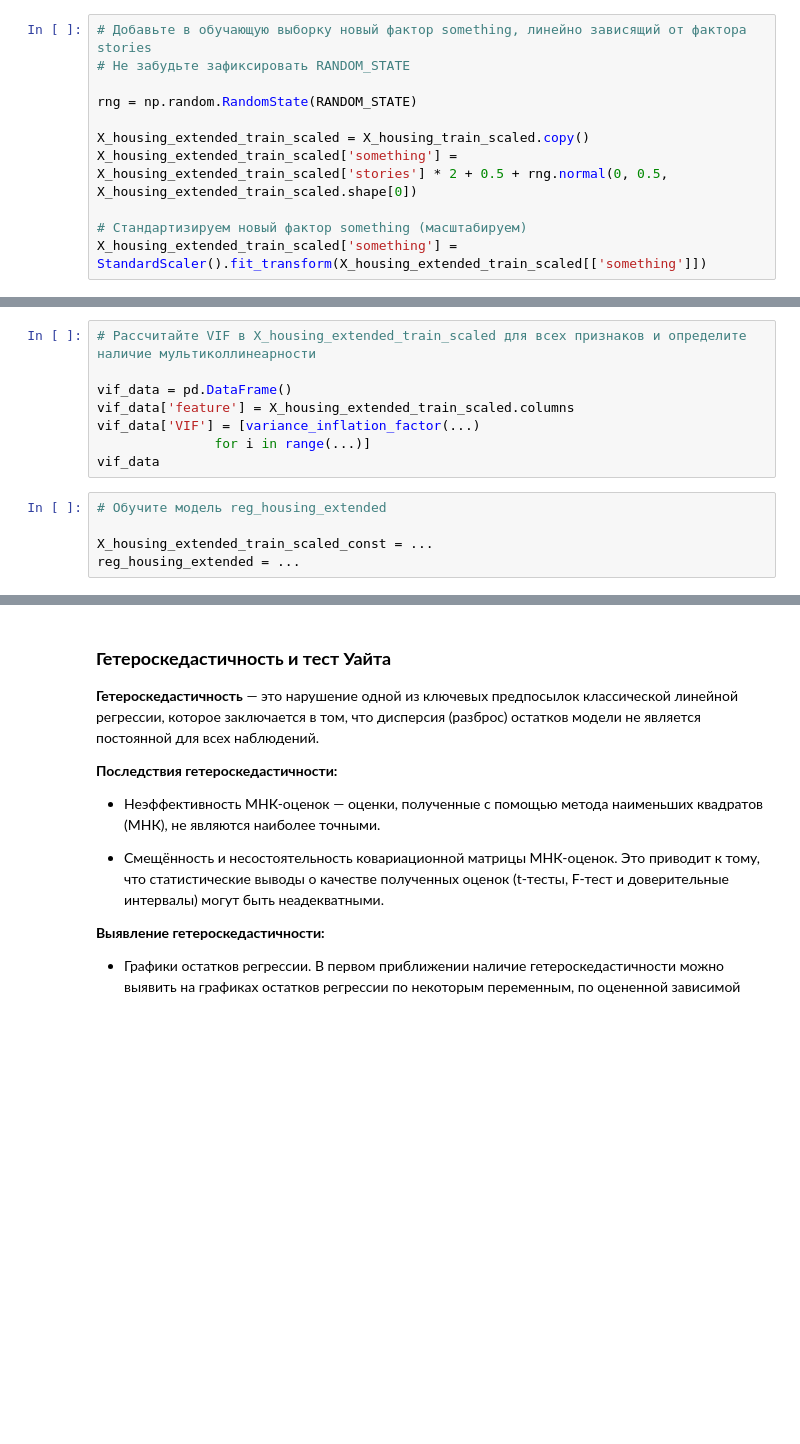
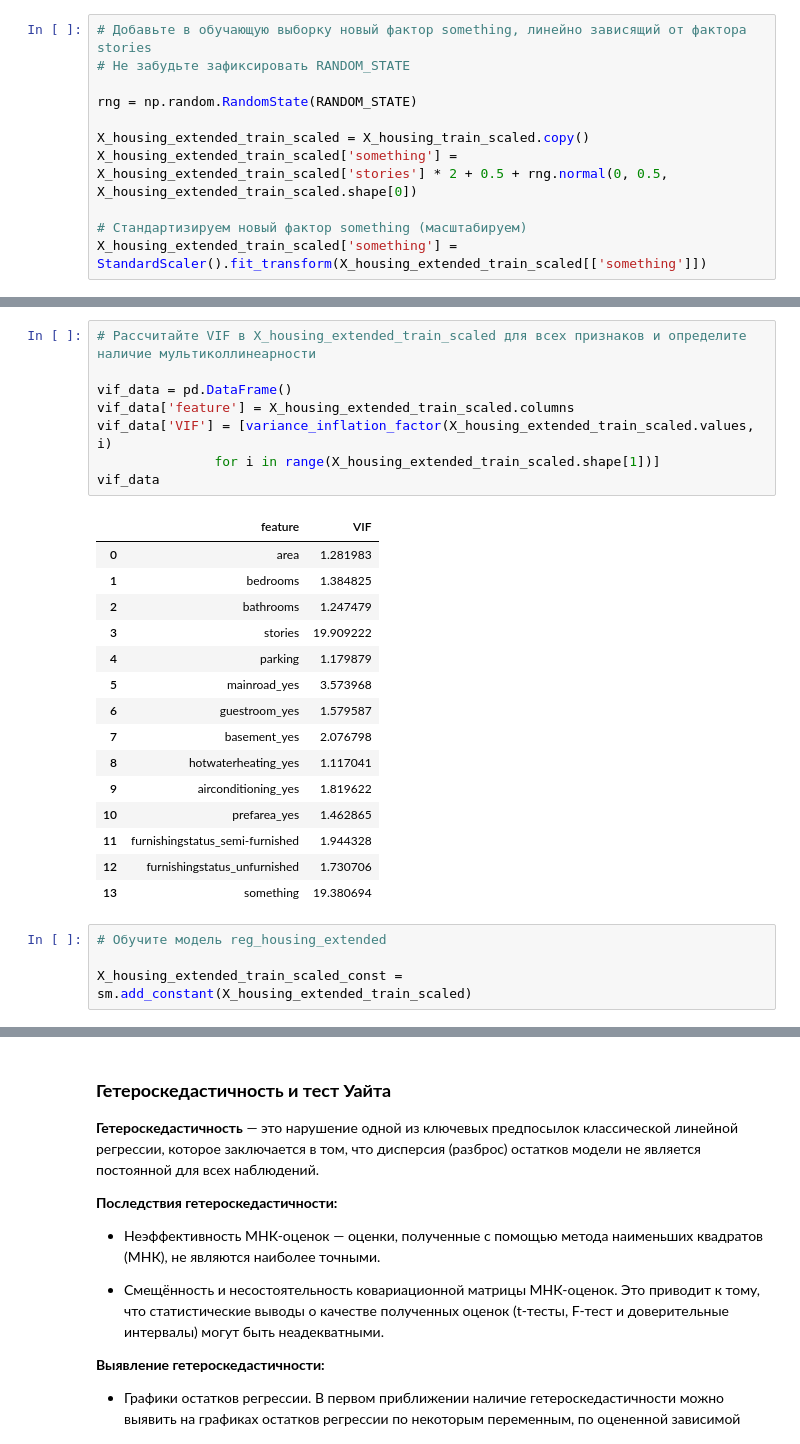
Before and after one commit to ml2me/study, a Jupyter notebook: classic_ML/1/01.Задание.ipynb, the cells around one changed output, grey strips where cells are left out. Drawn from its saved outputs; the diff is of its cells as text; blank space fills up the shorter version.

```diff
--- a/classic_ML/1/01.Задание.ipynb
+++ b/classic_ML/1/01.Задание.ipynb
@@ -1336,13 +1338,28 @@ plt.show()
 # %%
 # Рассчитайте VIF в X_housing_extended_train_scaled для всех признаков и определите наличие мультиколлинеарности
 
 vif_data = pd.DataFrame()
 vif_data['feature'] = X_housing_extended_train_scaled.columns
-vif_data['VIF'] = [variance_inflation_factor(...)
-               for i in range(...)]
+vif_data['VIF'] = [variance_inflation_factor(X_housing_extended_train_scaled.values, i)
+               for i in range(X_housing_extended_train_scaled.shape[1])]
 vif_data
+# %% [output]
+|  | feature | VIF |
+| 0 | area | 1.281983 |
+| 1 | bedrooms | 1.384825 |
+| 2 | bathrooms | 1.247479 |
+| 3 | stories | 19.909222 |
+| 4 | parking | 1.179879 |
+| 5 | mainroad_yes | 3.573968 |
+| 6 | guestroom_yes | 1.579587 |
+| 7 | basement_yes | 2.076798 |
+| 8 | hotwaterheating_yes | 1.117041 |
+| 9 | airconditioning_yes | 1.819622 |
+| 10 | prefarea_yes | 1.462865 |
+| 11 | furnishingstatus_semi-furnished | 1.944328 |
+| 12 | furnishingstatus_unfurnished | 1.730706 |
+| 13 | something | 19.380694 |
 # %%
 # Обучите модель reg_housing_extended
 
-X_housing_extended_train_scaled_const = ...
-reg_housing_extended = ...
+X_housing_extended_train_scaled_const = sm.add_constant(X_housing_extended_train_scaled)
```
Also changed, not shown: parts of 9 cells of this notebook.
